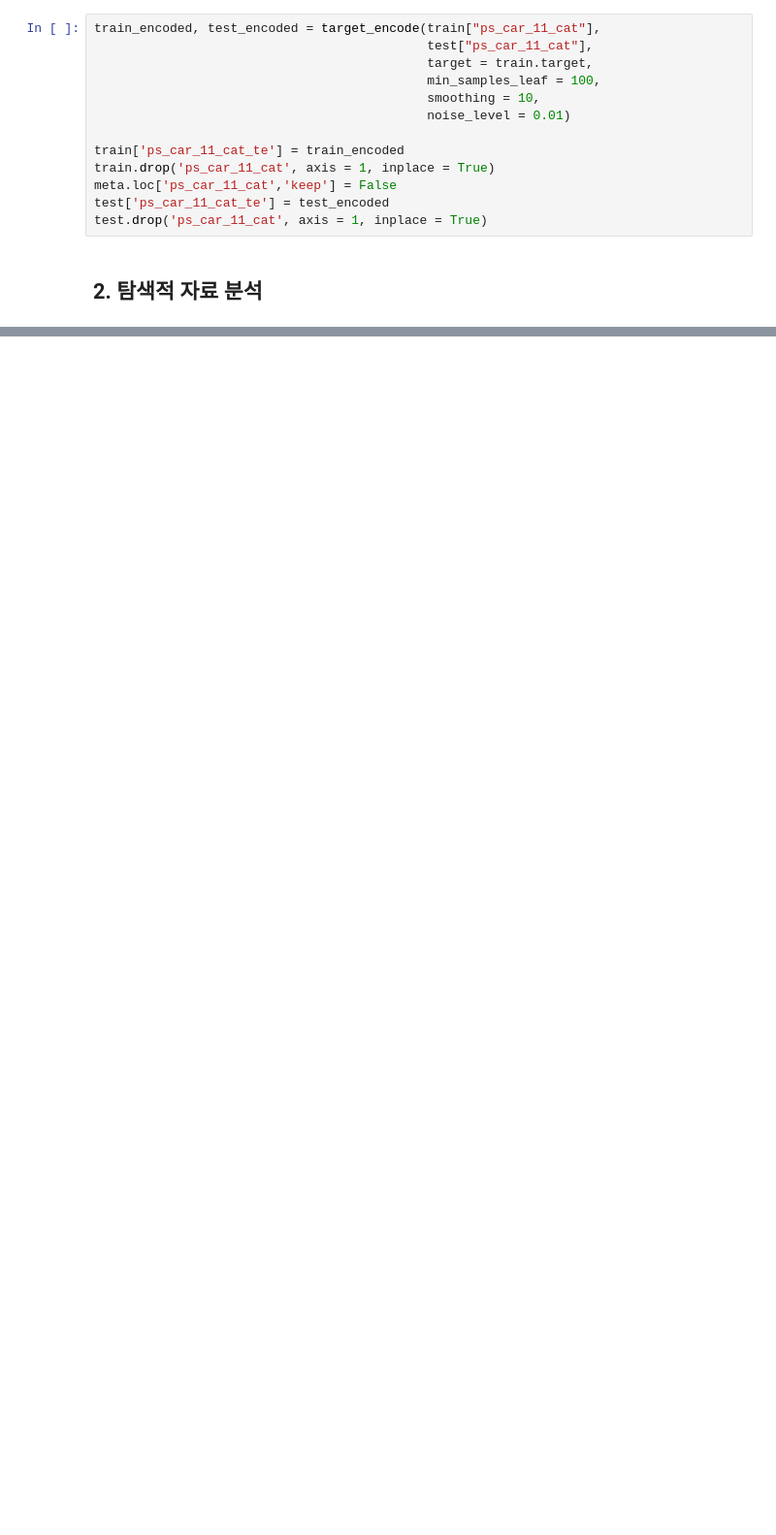
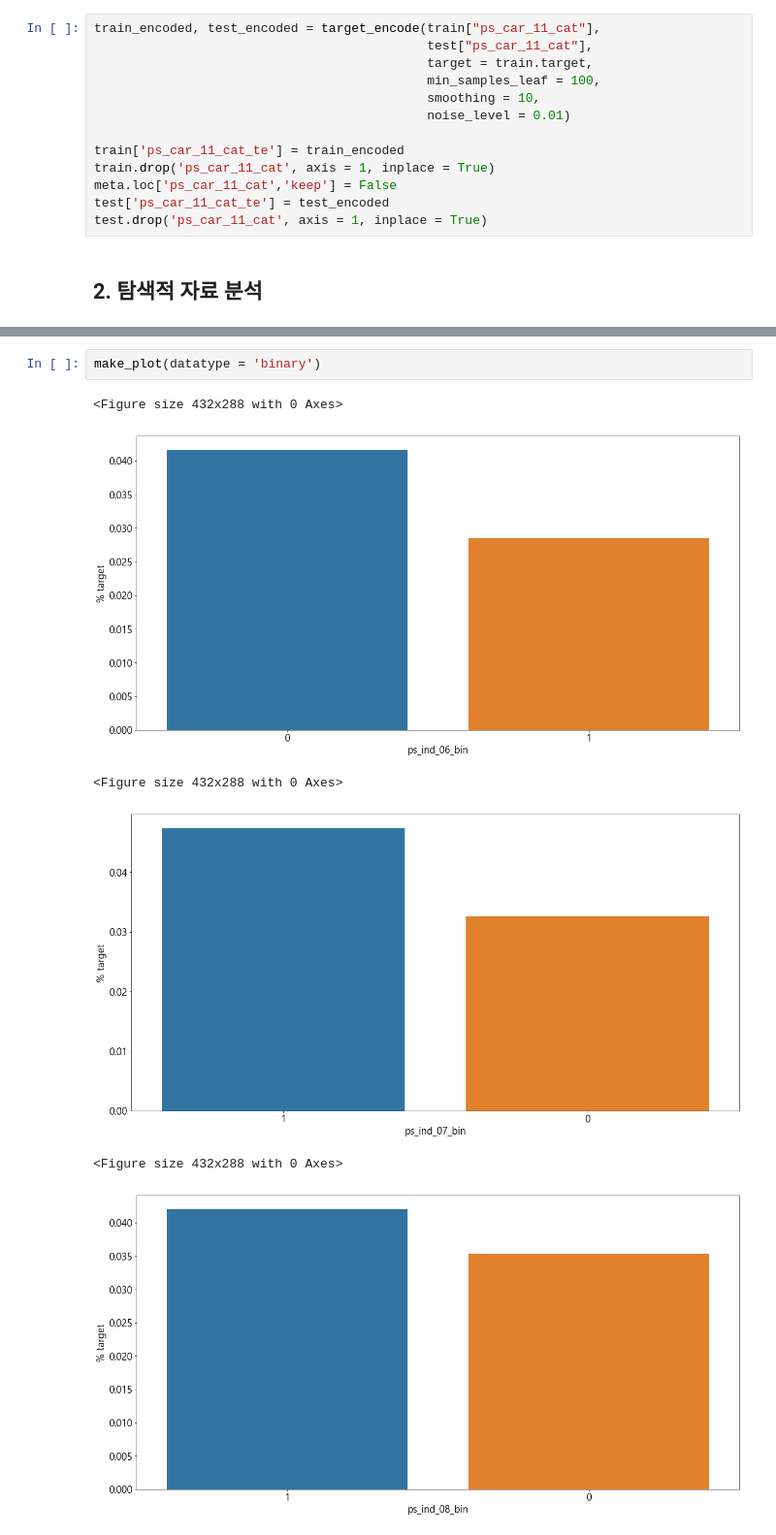
Before and after one commit to hodurie/Kaggle_Challenge, a Jupyter notebook: Porto Seguro/Porto Seguro.ipynb, the cells around one changed output, grey strips where cells are left out. Shown at 97% size. Drawn from its saved outputs; the diff is of its cells as text; blank space fills up the shorter version.

```diff
--- a/Porto Seguro/Porto Seguro.ipynb
+++ b/Porto Seguro/Porto Seguro.ipynb
@@ -518,0 +606,9 @@ test.drop('ps_car_11_cat', axis = 1, inplace = True)
+# %%
+make_plot(datatype = 'binary')
+# %% [output]
+<Figure size 432x288 with 0 Axes>
+[figure, added]
+<Figure size 432x288 with 0 Axes>
+[figure, added]
+<Figure size 432x288 with 0 Axes>
+[figure, added]
```
Also changed, not shown: parts of 23 cells of this notebook.
